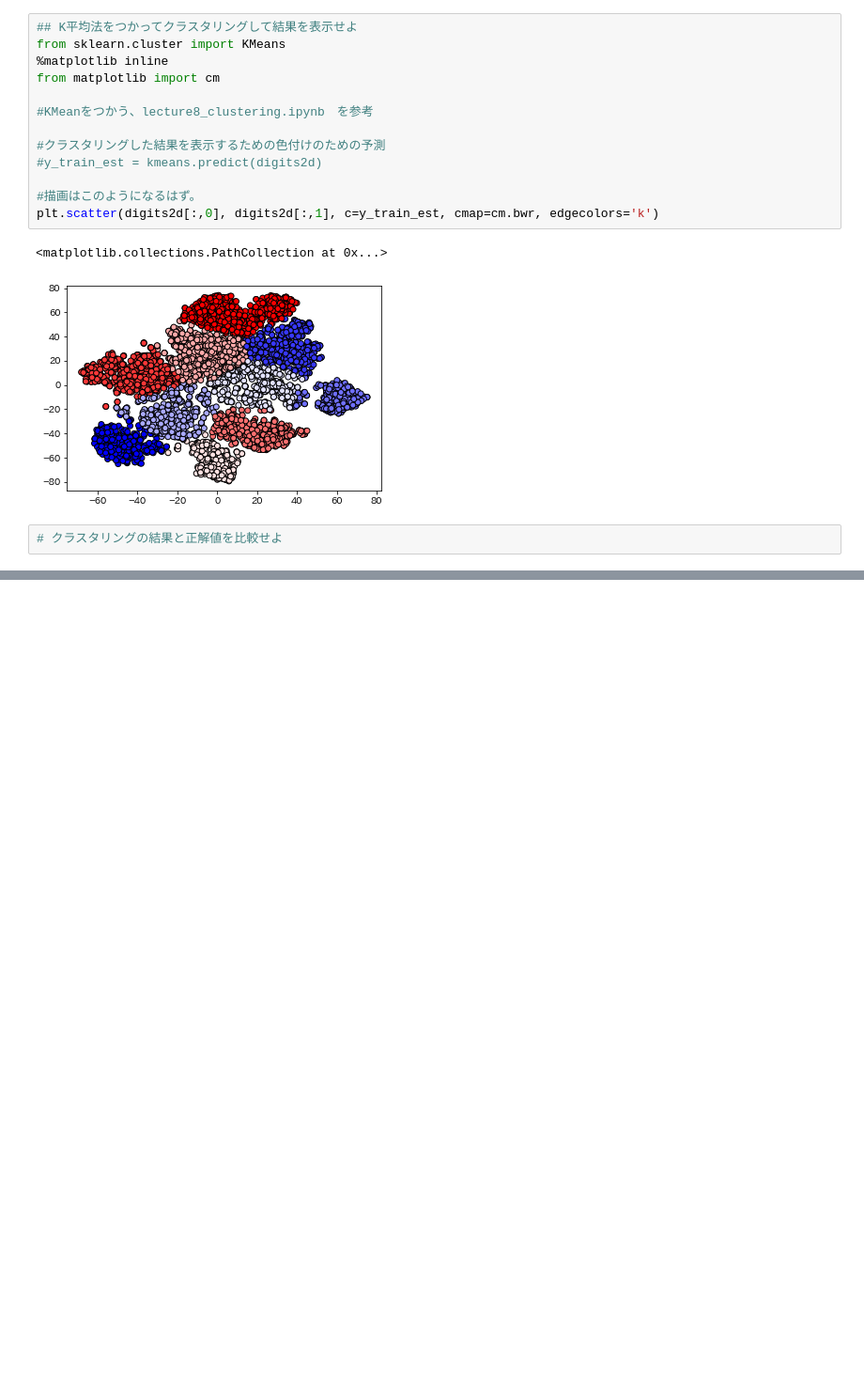
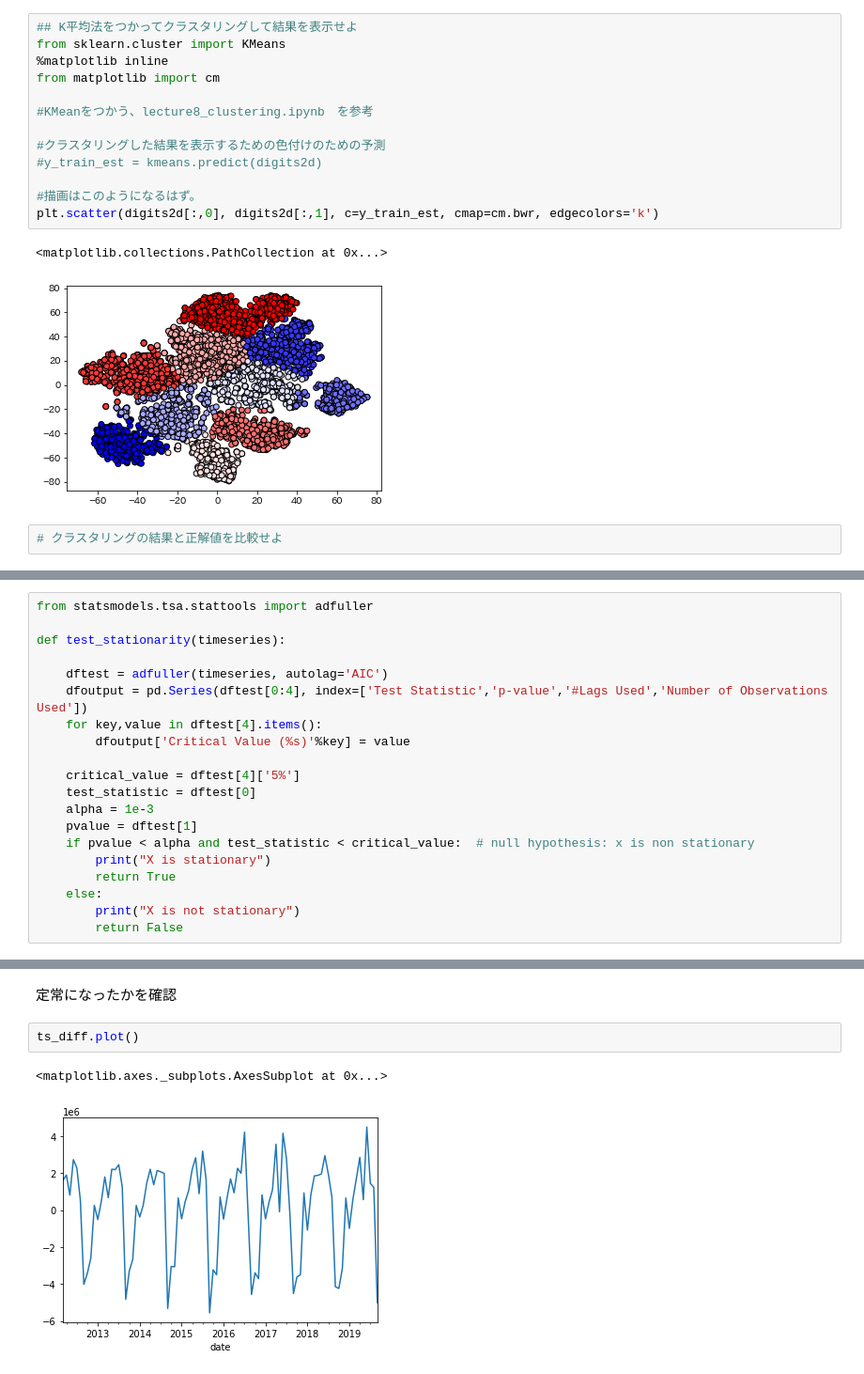
Before and after one commit to miwamasa/DataScience2022, a Jupyter notebook: notebooks/report2.ipynb, the cells around one changed output, grey strips where cells are left out. Shown at 94% size. Cells and saved outputs as stored; diff of their text form; blank space fills up the shorter version.

```diff
--- a/notebooks/report2.ipynb
+++ b/notebooks/report2.ipynb
@@ -227,0 +295,20 @@ https://github.com/alod83/papers/blob/master/jsit_covid-tourism/SARIMA%20Model/S
+# %%
+from statsmodels.tsa.stattools import adfuller
+
+def test_stationarity(timeseries):
+
+    dftest = adfuller(timeseries, autolag='AIC')
+    dfoutput = pd.Series(dftest[0:4], index=['Test Statistic','p-value','#Lags Used','Number of Observations Used'])
+    for key,value in dftest[4].items():
+        dfoutput['Critical Value (%s)'%key] = value
+
+    critical_value = dftest[4]['5%']
+    test_statistic = dftest[0]
+    alpha = 1e-3
+    pvalue = dftest[1]
+    if pvalue < alpha and test_statistic < critical_value:  # null hypothesis: x is non stationary
+        print("X is stationary")
+        return True
+    else:
+        print("X is not stationary")
+        return False
@@ -227,0 +330,7 @@ https://github.com/alod83/papers/blob/master/jsit_covid-tourism/SARIMA%20Model/S
+# %% [markdown]
+定常になったかを確認
+# %%
+ts_diff.plot()
+# %% [output]
+<matplotlib.axes._subplots.AxesSubplot at 0x...>
+[figure, added]
```
Also changed, not shown: parts of 22 cells of this notebook, 1 other file.
